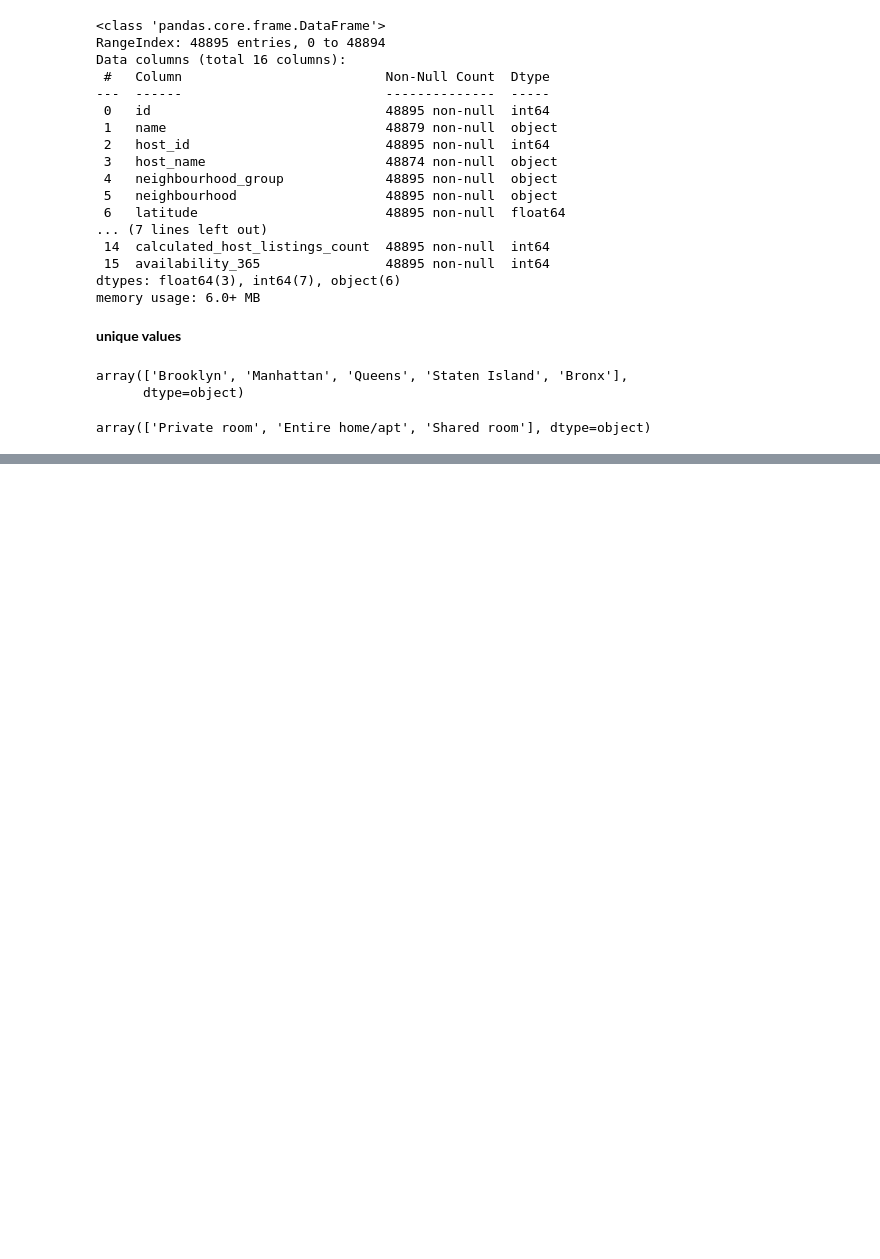
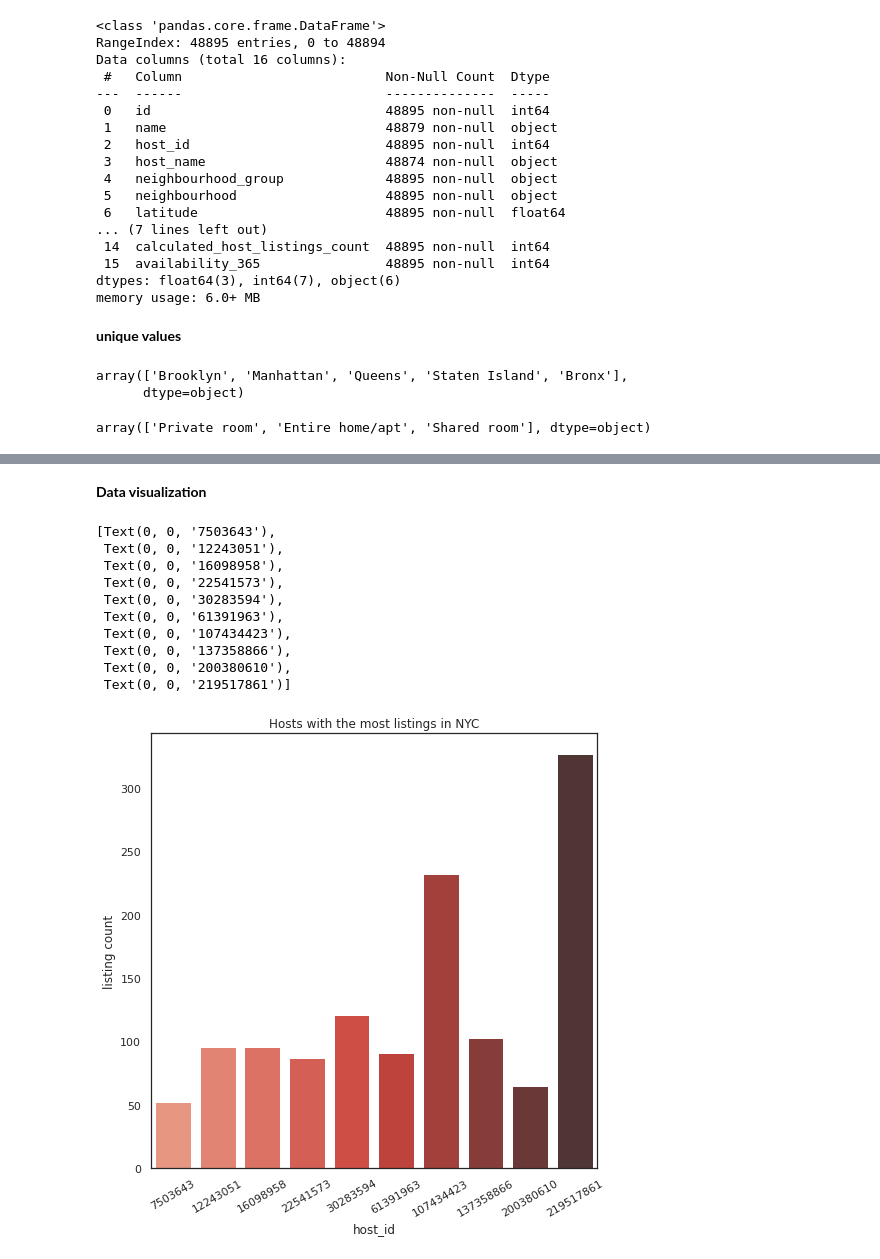
Before and after one commit to ritisha22/Airbnb-booking-analysis, a Jupyter notebook: Copy_of_Copy_of_Airbnb_Bookings_Analysis_Capstone_Project.ipynb, the cells around one changed output, grey strips where cells are left out. Cells and saved outputs as stored; diff of their text form; code cells hidden in the pictures; blank space fills up the shorter version.

```diff
--- a/Copy_of_Copy_of_Airbnb_Bookings_Analysis_Capstone_Project.ipynb
+++ b/Copy_of_Copy_of_Airbnb_Bookings_Analysis_Capstone_Project.ipynb
@@ -223,0 +172,4 @@ Name: price, Length: 540, dtype: float64
+# %%
+# checking the top hosts
+top_10host=airbnb_data.host_id.value_counts().head(10)
+top_10host
@@ -223,0 +188,5 @@ Name: price, Length: 540, dtype: float64
+# %%
+top_10host_df=pd.DataFrame(top_10host)
+top_10host_df.reset_index(inplace=True)
+top_10host_df.rename(columns={'index':'host_id','host_id':'count'},inplace=True)
+top_10host_df
@@ -223,0 +205,23 @@ Name: price, Length: 540, dtype: float64
+# %% [markdown]
+**Data visualization**
+# %%
+#visualization of top 10 host_id  by usuing seaborn plot
+sns.set(rc={'figure.figsize':(8,8)})
+sns.set_style('white')
+viz_top_10host=sns.barplot(x='host_id',y='count',palette='Reds_d',data=top_10host_df)
+viz_top_10host.set_title('Hosts with the most listings in NYC')
+viz_top_10host.set_xlabel('host_id')
+viz_top_10host.set_ylabel('listing count')
+viz_top_10host.set_xticklabels(viz_top_10host.get_xticklabels(),rotation=30)
+# %% [output]
+[Text(0, 0, '7503643'),
+ Text(0, 0, '12243051'),
+ Text(0, 0, '16098958'),
+ Text(0, 0, '22541573'),
+ Text(0, 0, '30283594'),
+ Text(0, 0, '61391963'),
+ Text(0, 0, '107434423'),
+ Text(0, 0, '137358866'),
+ Text(0, 0, '200380610'),
+ Text(0, 0, '219517861')]
+[figure, added]
```
Also changed, not shown: parts of 16 cells of this notebook.
